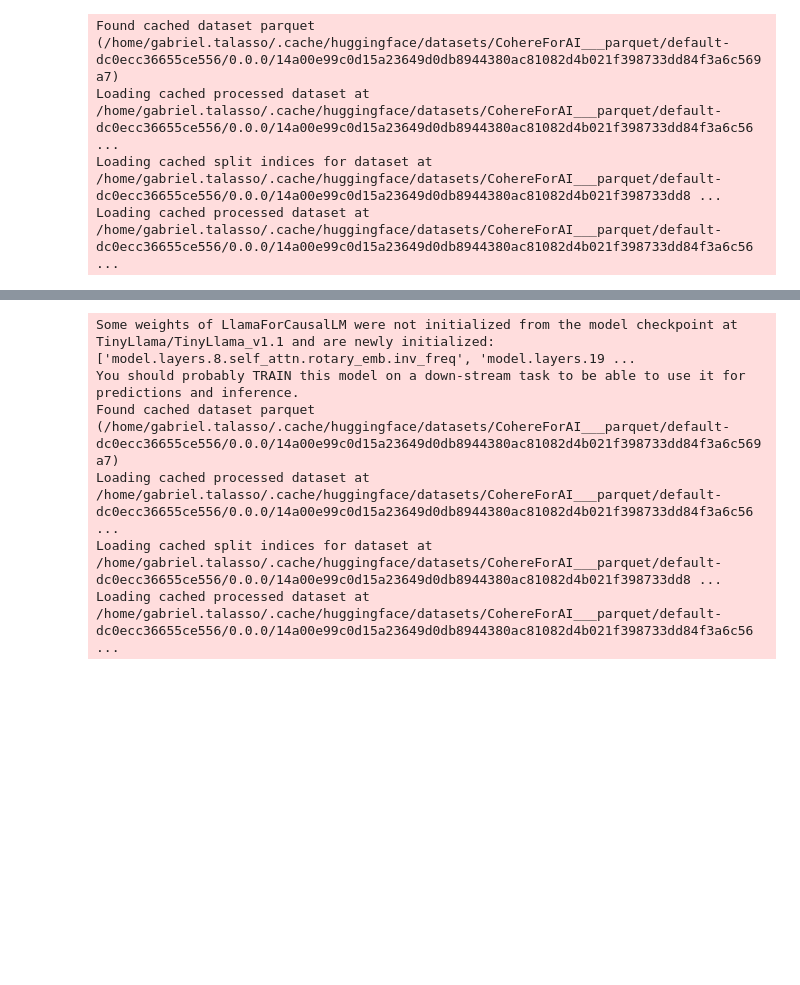
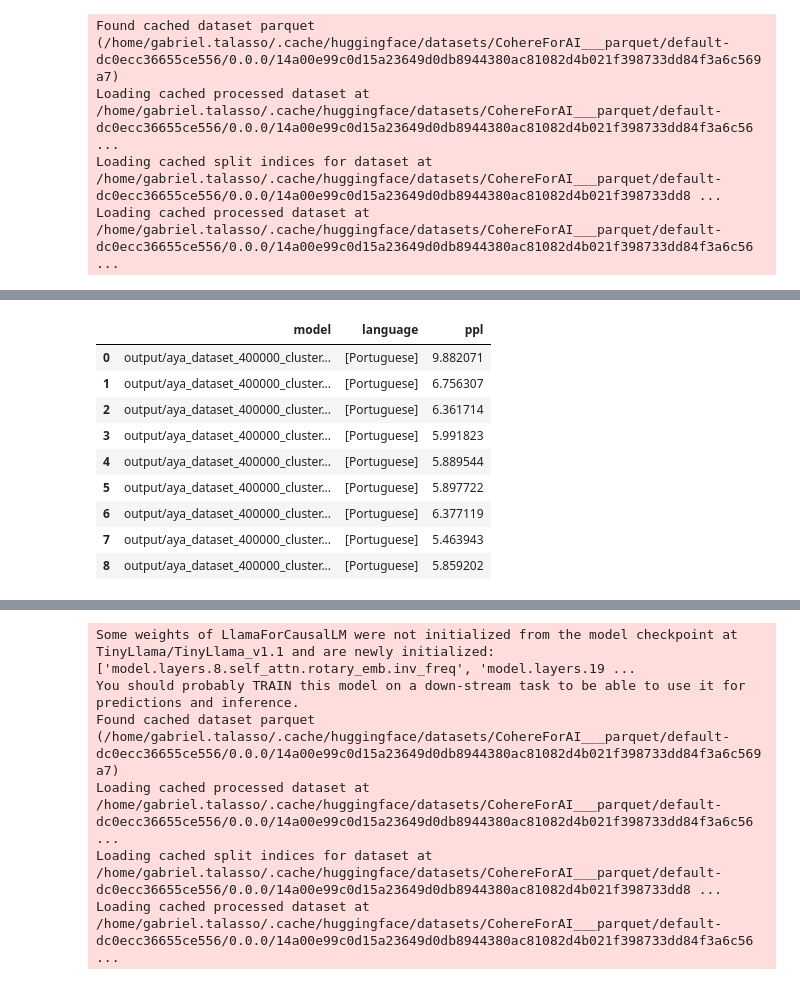
Before and after one commit to GabrielTalasso/FT_LLM_FL, a Jupyter notebook: eval.ipynb, the cells around one changed output, grey strips where cells are left out. Drawn from its saved outputs; the diff is of its cells as text; code cells hidden in the pictures; blank space fills up the shorter version.

```diff
--- a/eval.ipynb
+++ b/eval.ipynb
@@ -118,0 +118,41 @@ def calculate_perplexity(model, tokenizer, dataset, max_length=512):
+# %%
+EVALSET_LEN = 10000
+# %%
+paths = ['output/aya_dataset_400000_clustered_c20s2_i10_b16a1_l512_r8a16_20241002153817/checkpoint-1',
+         'output/aya_dataset_400000_clustered_c20s2_i10_b16a1_l512_r8a16_20241002153817/checkpoint-10',
+         'output/aya_dataset_400000_clustered_c20s2_i10_b16a1_l512_r8a16_20241002153817/checkpoint-50',
+         'output/aya_dataset_400000_clustered_c20s2_i10_b16a1_l512_r8a16_20241002153817/cluster_0_checkpoint-100',
+         'output/aya_dataset_400000_clustered_c20s2_i10_b16a1_l512_r8a16_20241002153817/cluster_1_checkpoint-100',
+         'output/aya_dataset_400000_clustered_c20s2_i10_b16a1_l512_r8a16_20241002153817/cluster_2_checkpoint-100',
+         'output/aya_dataset_400000_clustered_c20s2_i10_b16a1_l512_r8a16_20241002153817/cluster_3_checkpoint-100',
+         'output/aya_dataset_400000_clustered_c20s2_i10_b16a1_l512_r8a16_20241002153817/cluster_4_checkpoint-100',
+         'output/aya_dataset_400000_clustered_c20s2_i10_b16a1_l512_r8a16_20241002153817/cluster_0_checkpoint-150',
+         'output/aya_dataset_400000_clustered_c20s2_i10_b16a1_l512_r8a16_20241002153817/cluster_1_checkpoint-150',
+         'output/aya_dataset_400000_clustered_c20s2_i10_b16a1_l512_r8a16_20241002153817/cluster_2_checkpoint-150',
+         'output/aya_dataset_400000_clustered_c20s2_i10_b16a1_l512_r8a16_20241002153817/cluster_3_checkpoint-150',
+         'output/aya_dataset_400000_clustered_c20s2_i10_b16a1_l512_r8a16_20241002153817/cluster_4_checkpoint-150',
+         'output/aya_dataset_400000_clustered_c20s2_i10_b16a1_l512_r8a16_20241002153817/cluster_0_checkpoint-200',
+         'output/aya_dataset_400000_clustered_c20s2_i10_b16a1_l512_r8a16_20241002153817/cluster_1_checkpoint-200',
+         'output/aya_dataset_400000_clustered_c20s2_i10_b16a1_l512_r8a16_20241002153817/cluster_2_checkpoint-200',
+         'output/aya_dataset_400000_clustered_c20s2_i10_b16a1_l512_r8a16_20241002153817/cluster_3_checkpoint-200',
+         'output/aya_dataset_400000_clustered_c20s2_i10_b16a1_l512_r8a16_20241002153817/cluster_4_checkpoint-200']
+
+languages  = ['English', 'Swedish', 'German', 'Portuguese', 'Spanish']
+results = []
+df = pd.DataFrame(columns=['model', 'language', 'ppl'])
+
+for language in languages:
+    for path in paths:
+        model, tokenizer = load_model(path, MODEL_NAME, DEVICE)
+        test_dataset = load_eval_data(DATASET_NAME, EVALSET_LEN, language)
+
+        perplexity = calculate_perplexity(model, tokenizer, test_dataset, max_length=512)
+
+        model_eval = path.split('/')[-1]
+        round = path.split('-')[-1]
+        print(f'Perplexity {model_eval}: {perplexity}')
+
+        results.append({'model': model_eval, 'round': round, 'language': language[0], 'ppl': perplexity})
+
+    df = pd.DataFrame(results)
+    df.to_csv('perplexity.csv', index=False)
@@ -119,3 +203,16 @@ def calculate_perplexity(model, tokenizer, dataset, max_length=512):
+# %%
+df
+# %% [output]
+|  | model | language | ppl |
+| 0 | output/aya_dataset_400000_cluster... | [Portuguese] | 9.882071 |
+| 1 | output/aya_dataset_400000_cluster... | [Portuguese] | 6.756307 |
+| 2 | output/aya_dataset_400000_cluster... | [Portuguese] | 6.361714 |
+| 3 | output/aya_dataset_400000_cluster... | [Portuguese] | 5.991823 |
+| 4 | output/aya_dataset_400000_cluster... | [Portuguese] | 5.889544 |
+| 5 | output/aya_dataset_400000_cluster... | [Portuguese] | 5.897722 |
+| 6 | output/aya_dataset_400000_cluster... | [Portuguese] | 6.377119 |
+| 7 | output/aya_dataset_400000_cluster... | [Portuguese] | 5.463943 |
+| 8 | output/aya_dataset_400000_cluster... | [Portuguese] | 5.859202 |
 # %%
 #calculate_perplexity(model, tokenizer, test_dataset)
 # %%
```
Also changed, not shown: parts of 6 cells of this notebook, 4 other files.
